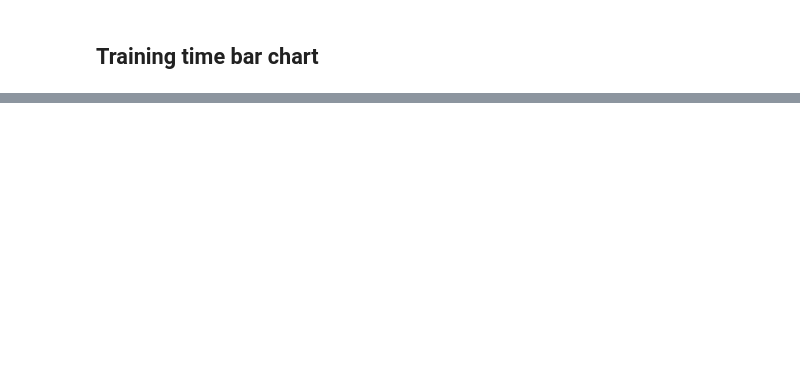
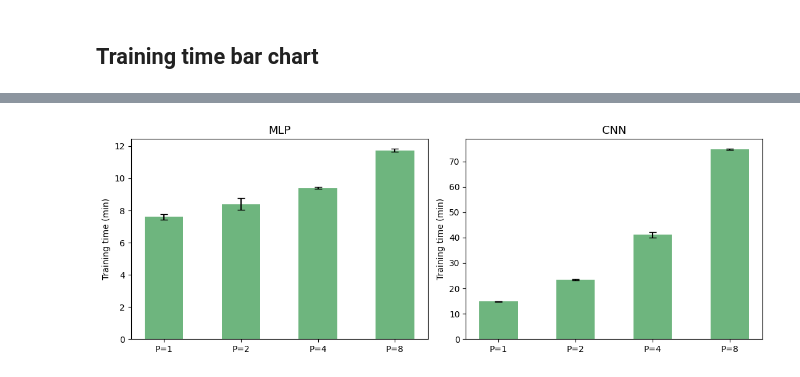
Before and after one commit to gorpeliates/ad-free-monofwd, a Jupyter notebook: notebooks/acc_time_comparison.ipynb, the cells around one changed output, grey strips where cells are left out. Drawn from its saved outputs; the diff is of its cells as text; code cells hidden in the pictures; blank space fills up the shorter version.

```diff
--- a/notebooks/acc_time_comparison.ipynb
+++ b/notebooks/acc_time_comparison.ipynb
@@ -413,0 +442,11 @@ plt.show()
+# %%
+p_timing_rows = []
+for (dir_name, arch, num_p, seed), grp in df_p.groupby(["dir_name", "architecture", "num_perturbations", "seed"]):
+    duration_min = (grp["wall_clock"].max() - grp["wall_clock"].min()).total_seconds() / 60
+    p_timing_rows.append(dict(arch=arch, num_perturbations=num_p, seed=seed, duration_min=duration_min))
+
+p_timing_raw = pd.DataFrame(p_timing_rows)
+p_timing_agg = (
+    p_timing_raw.groupby(["arch", "num_perturbations"])["duration_min"].agg(mean="mean", std="std").reset_index()
+)
+p_timing_raw.pivot_table(index=["arch", "num_perturbations"], columns="seed", values="duration_min").sort_index()
@@ -413,0 +464,25 @@ plt.show()
+# %%
+fig, axes = plt.subplots(1, 2, figsize=(11, 4), sharey=False)
+
+for ax, arch in zip(axes, ["mlp", "cnn"]):
+    sub = p_timing_agg[p_timing_agg["arch"] == arch].sort_values("num_perturbations")
+    P_vals = sub["num_perturbations"].tolist()
+    ax.bar(
+        range(len(P_vals)),
+        sub["mean"],
+        yerr=sub["std"],
+        color=COLORS["mf_dd"],
+        capsize=4,
+        alpha=0.85,
+        width=0.5,
+    )
+    ax.set_xticks(range(len(P_vals)))
+    ax.set_xticklabels([f"P={p}" for p in P_vals])
+    ax.set_title(arch.upper(), fontsize=13)
+    ax.set_ylabel("Training time (min)")
+
+# fig.suptitle("MF+DD training time vs P (FashionMNIST, mean ± std across seeds)", fontsize=12)
+plt.tight_layout()
+plt.show()
+# %% [output]
+[figure, added]
```
Also changed, not shown: parts of 5 cells of this notebook.
